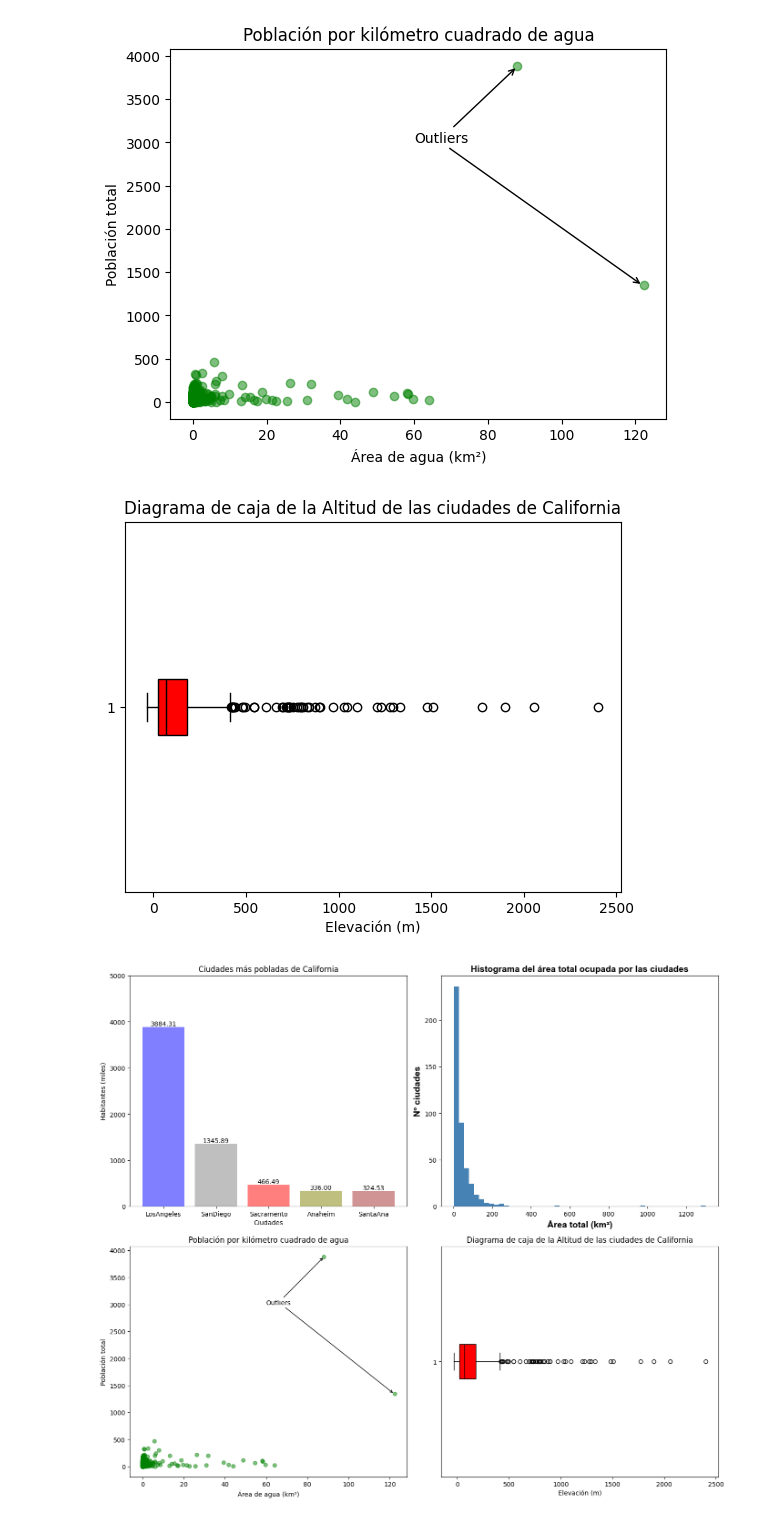
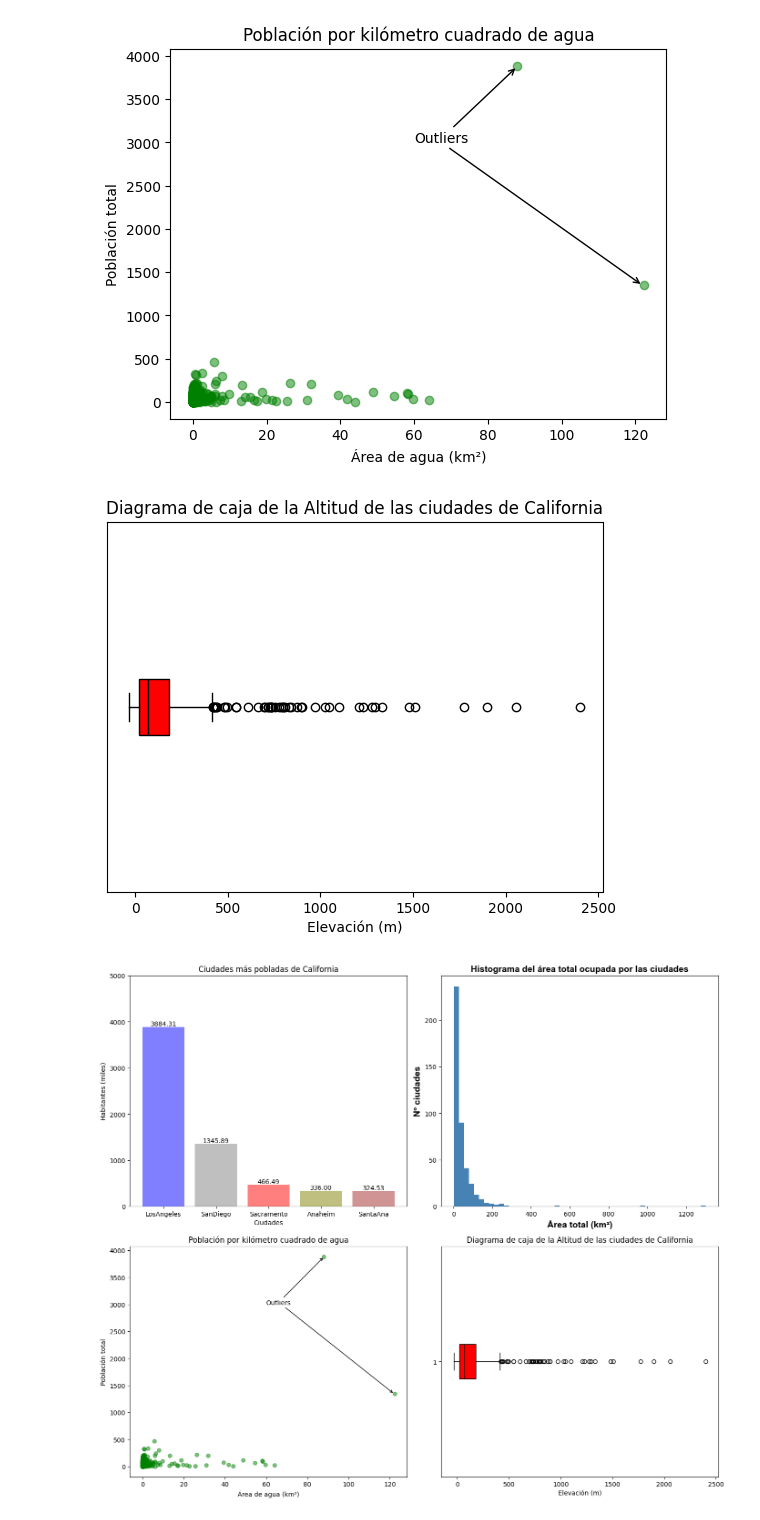
Before and after one commit to MCCFern/DS-Online-MiguelCoxon, a Jupyter notebook: 03_Data_Analysis/Sprint_08/Unidad_01_Visualizacion_Basica_Matplotlib/03_Practica_Obligatoria/18_Practica_Obligatoria_Visualizacion_Basica.ipynb, the cells around one changed output. Drawn from its saved outputs; the diff is of its cells as text; code cells hidden in the pictures.

```diff
--- a/03_Data_Analysis/Sprint_08/Unidad_01_Visualizacion_Basica_Matplotlib/03_Practica_Obligatoria/18_Practica_Obligatoria_Visualizacion_Basica.ipynb
+++ b/03_Data_Analysis/Sprint_08/Unidad_01_Visualizacion_Basica_Matplotlib/03_Practica_Obligatoria/18_Practica_Obligatoria_Visualizacion_Basica.ipynb
@@ -158,25 +158,26 @@ plt.show()
 # %%
 # D: Boxplot, altitud de las ciudades
 
 fig_d, ax_d = plt.subplots()
 
 # boxplot() resume la distribución en 5 números: mínimo, Q1, mediana, Q3, máximo.
 # Los puntos fuera de los bigotes son outliers (ciudades a altitud extrema).
 # Pasamos la columna como lista porque boxplot espera un iterable de datasets.
 ax_d.boxplot(df["elevation_m"],
              vert=False,
              patch_artist=True,
              boxprops=dict(facecolor="red"),
              medianprops=dict(color="black")
 )
 
 
 ax_d.set_title("Diagrama de caja de la Altitud de las ciudades de California")
 ax_d.set_xlabel("Elevación (m)")
+ax_d.set_yticks([])
 
 plt.show()
 # %% [output]
-[figure, old version]
+[figure, new version]
 # %%
 fig, axes = plt.subplots(2, 2, figsize=(14, 12))
 ax_a, ax_b, ax_c, ax_d = axes.flat   # aplana la matriz 2x2 → 4 axes en orden lectura
```
